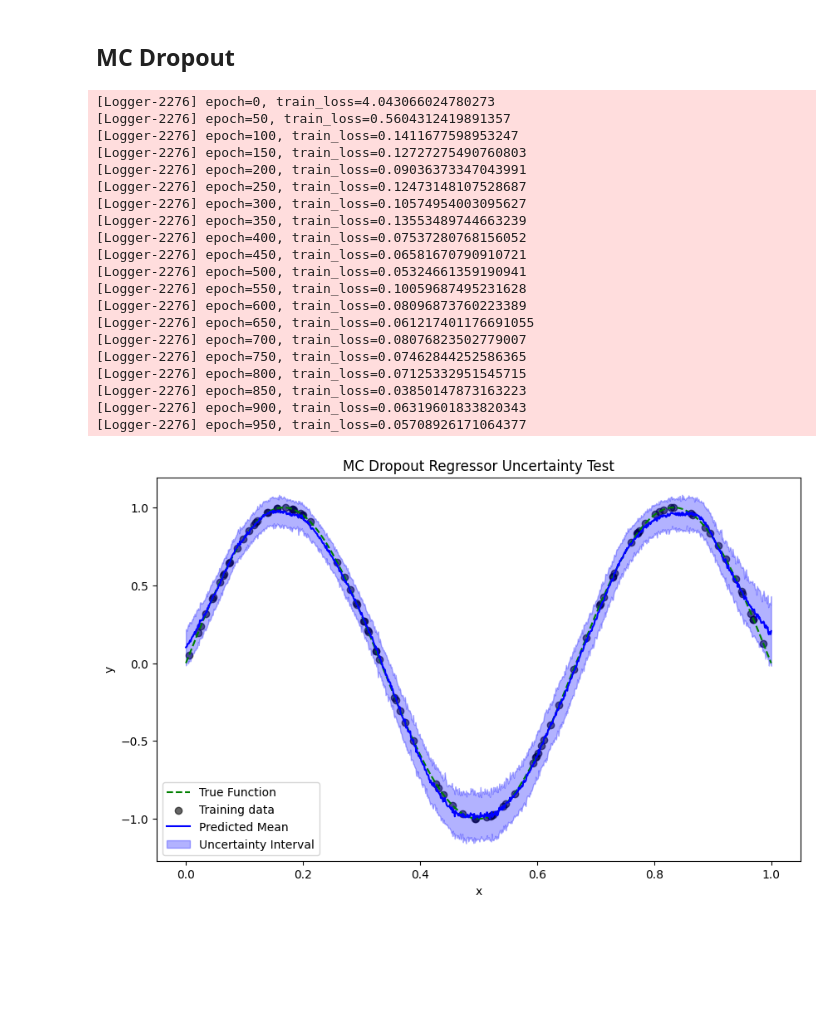
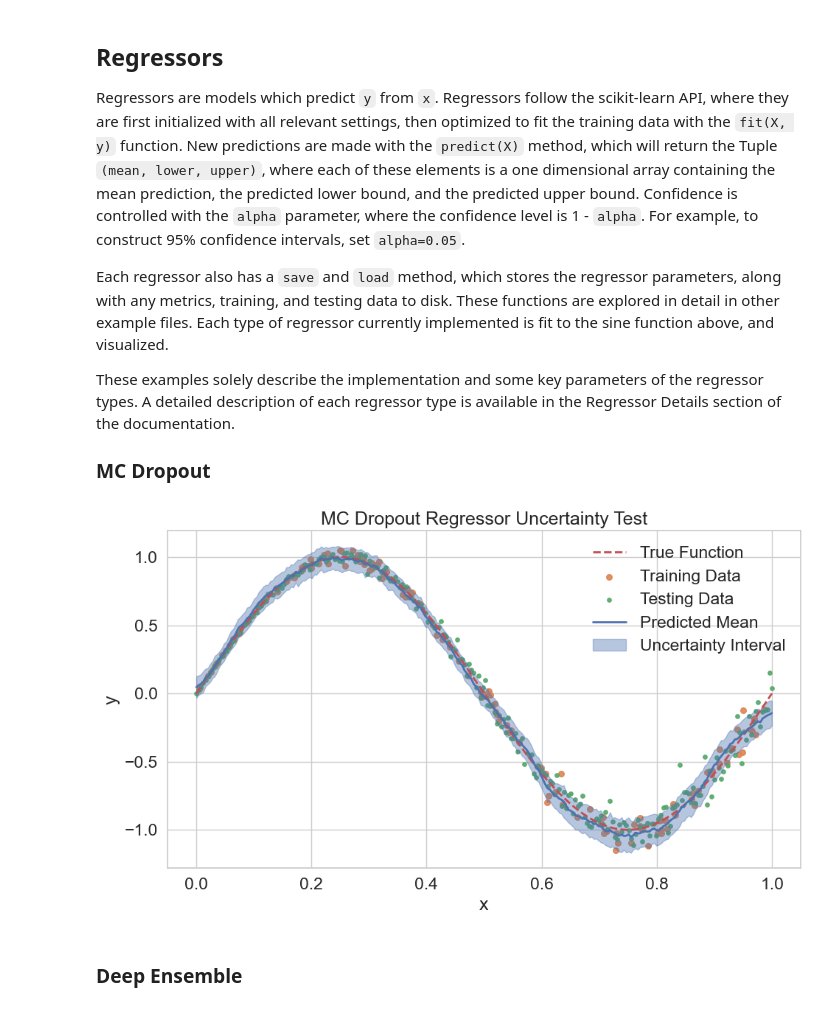
Before and after one commit to arjunrs3/UQRegressors, a Jupyter notebook: examples/examples_sin_1d.ipynb, the cells around one changed output. Cells and saved outputs as stored; diff of their text form; code cells hidden in the pictures; blank space fills up the shorter version.

Commit message:
Added tests

```diff
--- a/examples/examples_sin_1d.ipynb
+++ b/examples/examples_sin_1d.ipynb
@@ -4,23 +25,35 @@
 import numpy as np
 import torch
 from uqregressors.utils.data_loader import clean_dataset, validate_dataset
+import matplotlib.pyplot as plt
+import seaborn as sns # For visualization
+plt.rcParams['font.size'] = 20
 
+# Set Random Seed for Reproducibility
 seed = 42
-
 np.random.seed(seed)
 torch.manual_seed(seed)
+rng = np.random.RandomState(seed)
 
-rng = np.random.RandomState(seed)
-def true_function(x):
-    return np.sin(3 * np.pi * x)
+# Define a data generator function to generate targets from features
+def true_function(x, beta=0.1):
+    noise = beta * x * np.random.standard_normal((len(x), 1))
+    return np.sin(2 * np.pi * x) + noise
 
-X_test = np.linspace(0, 1, 1000).reshape(-1, 1)
-y_true = true_function(X_test)
+n_test = 250
+n_train = 150
 
-X_train = np.sort(rng.rand(100, 1))
+X_test = np.linspace(0, 1, n_test).reshape(-1, 1)
+y_test = true_function(X_test)
+y_noiseless = true_function(X_test, beta=0)
+
+X_train = np.sort(rng.rand(n_train, 1))
 y_train = true_function(X_train).ravel()
 
+# clean_dataset drops missing or NaN values and reshapes X and y to 2D np arrays
 X_train, y_train = clean_dataset(X_train, y_train)
+
+# Confirm the shapes of X and y, and that there are no missing or NaN values
 validate_dataset(X_train, y_train, name="Synthetic Sine")
 # %% [output]
 Summary for: Synthetic Sine dataset
@@ -48,46 +108,41 @@ def plot_uncertainty_results(mean, lower, upper, model_name):
 # %% [markdown]
-## MC Dropout
+## Regressors
+
+Regressors are models which predict `y` from `x`. Regressors follow the scikit-learn API, where they are first initialized with all relevant settings, then optimized to fit the training data with the `fit(X, y)` function. New predictions are made with the `predict(X)` method, which will return the Tuple `(mean, lower, upper)`, where each of these elements is a one dimensional array containing the mean prediction, the predicted lower bound, and the predicted upper bound. Confidence is controlled with the `alpha` parameter, where the confidence level is 1 - `alpha`. For example, to construct 95% confidence intervals, set `alpha=0.05`.
+
+Each regressor also has a `save` and `load` method, which stores the regressor parameters, along with any metrics, training, and testing data to disk. These functions are explored in detail in other example files. Each type of regressor currently implemented is fit to the sine function above, and visualized.
+
+These examples solely describe the implementation and some key parameters of the regressor types. A detailed description of each regressor type is available in the Regressor Details section of the documentation.
+
+### MC Dropout
 # %%
 from uqregressors.bayesian.dropout import MCDropoutRegressor
+from uqregressors.utils.logging import set_logging_config
+
+set_logging_config(print=False) # Disable logging for all future regressors for cleanliness
 
 dropout = MCDropoutRegressor(
     hidden_sizes=[100, 100],
-    dropout=0.1,
+    dropout=0.1, # Dropout probability before each layer
     alpha=0.1,  # 90% confidence
-    tau=1e6,
-    n_samples=100,
+    tau=1e6, # Aleatoric Uncertainty; should be tuned to provide accurate intervals
+    n_samples=100, # Number of forward passes during predictions
+    scale_data=True, # Internally standardizes the data before training and prediction
     epochs=1000,
     learning_rate=1e-3,
     device="cpu",  # use "cuda" if GPU available
-    use_wandb=False
+    use_wandb=False # Weights and biases logging as an experimental feature
 )
 
+# sklearn fit and predict API
 dropout.fit(X_train, y_train)
-dropout_sol = dropout.predict(X_test)
+dropout_sol = dropout.predict(X_test) # dropout_sol = (mean_prediction, lower_bound, upper_bound)
 
 plot_uncertainty_results(*dropout_sol, "MC Dropout Regressor")
 # %% [output]
-[Logger-2276] epoch=0, train_loss=4.043066024780273
-[Logger-2276] epoch=50, train_loss=0.5604312419891357
-[Logger-2276] epoch=100, train_loss=0.1411677598953247
-[Logger-2276] epoch=150, train_loss=0.12727275490760803
-[Logger-2276] epoch=200, train_loss=0.09036373347043991
-[Logger-2276] epoch=250, train_loss=0.12473148107528687
-[Logger-2276] epoch=300, train_loss=0.10574954003095627
-[Logger-2276] epoch=350, train_loss=0.13553489744663239
-[Logger-2276] epoch=400, train_loss=0.07537280768156052
-[Logger-2276] epoch=450, train_loss=0.06581670790910721
-[Logger-2276] epoch=500, train_loss=0.05324661359190941
-[Logger-2276] epoch=550, train_loss=0.10059687495231628
-[Logger-2276] epoch=600, train_loss=0.08096873760223389
-[Logger-2276] epoch=650, train_loss=0.061217401176691055
-[Logger-2276] epoch=700, train_loss=0.08076823502779007
-[Logger-2276] epoch=750, train_loss=0.07462844252586365
-[Logger-2276] epoch=800, train_loss=0.07125332951545715
-[Logger-2276] epoch=850, train_loss=0.03850147873163223
-[Logger-2276] epoch=900, train_loss=0.06319601833820343
-[Logger-2276] epoch=950, train_loss=0.05708926171064377
-[figure, old version]
+[figure, new version]
+# %% [markdown]
+### Deep Ensemble
 # %%
 from uqregressors.bayesian.deep_ens import DeepEnsembleRegressor
 
```
Also changed, not shown: parts of 26 cells of this notebook, 46 other files.
